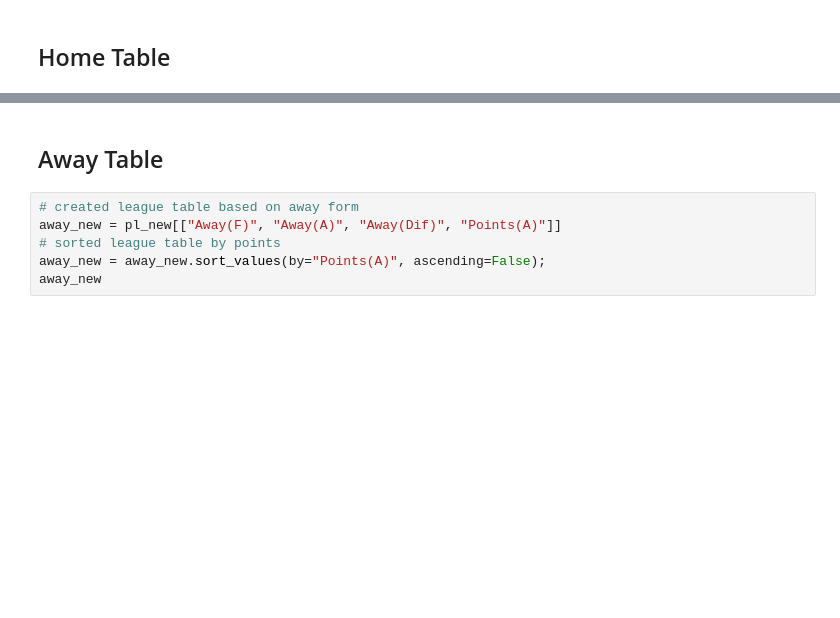
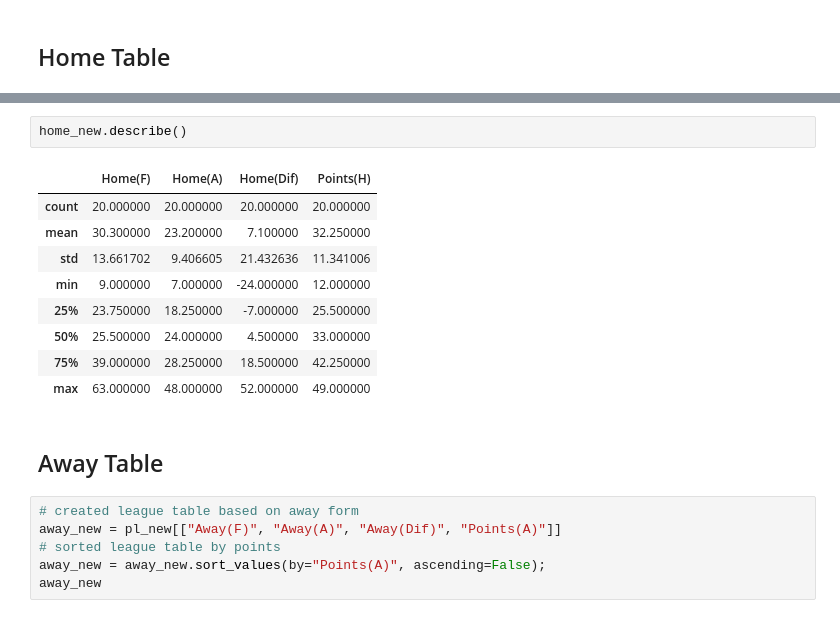
Before and after one commit to ANihill/fundamentalsProject, a Jupyter notebook: Project.ipynb, the cells around one changed output, grey strips where cells are left out. Cells and saved outputs as stored; diff of their text form; blank space fills up the shorter version.

```diff
--- a/Project.ipynb
+++ b/Project.ipynb
@@ -984,3 +996,15 @@ home_new
+# %%
+home_new.describe()
+# %% [output]
+|  | Home(F) | Home(A) | Home(Dif) | Points(H) |
+| count | 20.000000 | 20.000000 | 20.000000 | 20.000000 |
+| mean | 30.300000 | 23.200000 | 7.100000 | 32.250000 |
+| std | 13.661702 | 9.406605 | 21.432636 | 11.341006 |
+| min | 9.000000 | 7.000000 | -24.000000 | 12.000000 |
+| 25% | 23.750000 | 18.250000 | -7.000000 | 25.500000 |
+| 50% | 25.500000 | 24.000000 | 4.500000 | 33.000000 |
+| 75% | 39.000000 | 28.250000 | 18.500000 | 42.250000 |
+| max | 63.000000 | 48.000000 | 52.000000 | 49.000000 |
 # %% [markdown]
 ## Away Table
 # %%
```
Also changed, not shown: parts of 43 cells of this notebook.
